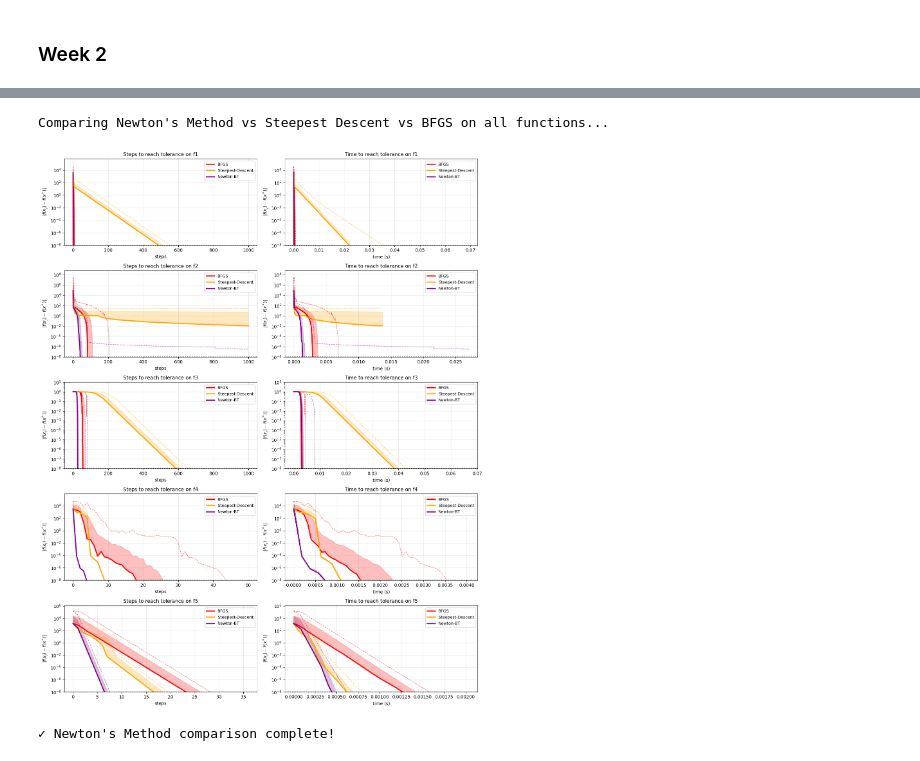
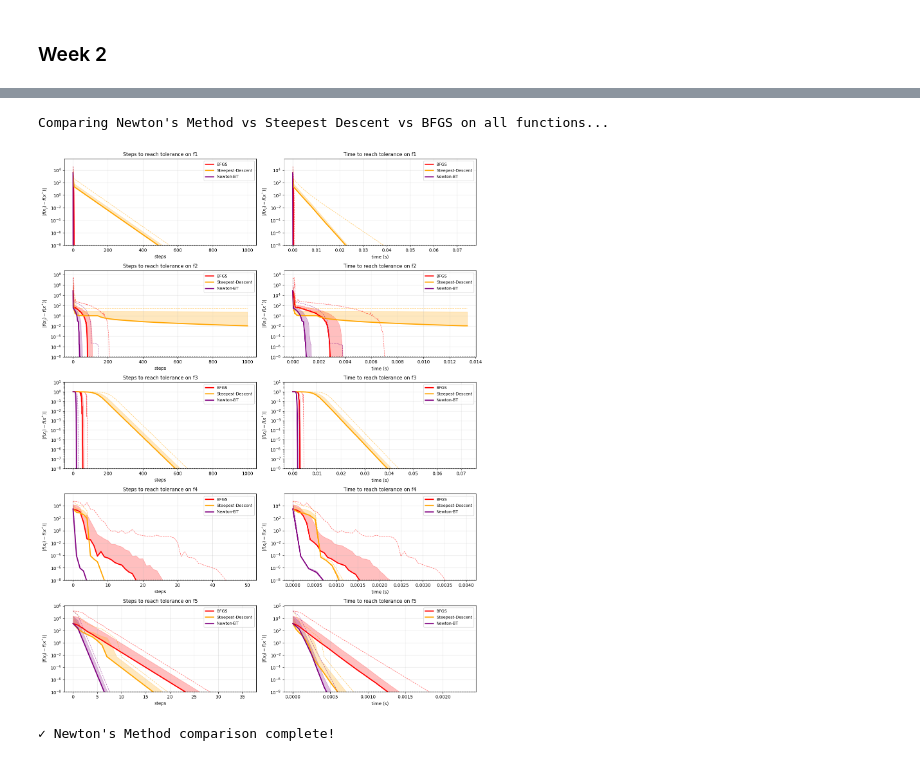
Before and after one commit to rohde01/numerical-optimization, a Jupyter notebook: Handin2/Assignment_Notebook.ipynb, the cells around one changed output, grey strips where cells are left out. Saved outputs shown, nothing was run; the diff lists cells and outputs as text; code cells hidden in the pictures.

```diff
--- a/Handin2/Assignment_Notebook.ipynb
+++ b/Handin2/Assignment_Notebook.ipynb
@@ -499,7 +499,7 @@ print("Comparing Newton's Method vs Steepest Descent vs BFGS on all functions...
 optimizers_newton = [
     ("BFGS", scipy_bfgs),
     ("Steepest-Descent", steepest_descent_wrapper),
-    ("Newton-BT", newton_backtracking)
+    ("Newton-BT", newton_backtracking_eigenvalue)
 ]
 
 # Run the testing protocol with all three optimizers
@@ -545,32 +545,32 @@ for idx, (func_name, _, _, _, _) in enumerate(function_suite_all):
         ax_time.semilogy(stats['time'], stats['p99_time'],
                         color=color, linewidth=1, linestyle='--', alpha=0.6)
 
     # Add epsilon line
     ax_steps.axhline(y=epsilon, color='black', linestyle=':', linewidth=1.5)
     ax_time.axhline(y=epsilon, color='black', linestyle=':', linewidth=1.5)
 
     # Set limits
     ax_steps.set_ylim(bottom=epsilon)
     ax_time.set_ylim(bottom=epsilon)
 
     # Format plots
     ax_steps.set_xlabel('steps', fontsize=10)
     ax_steps.set_ylabel(r'$|f(x_j) - f(x^*)|$', fontsize=10)
     ax_steps.set_title(f'Steps to reach tolerance on {func_name}', fontsize=11)
     ax_steps.grid(True, alpha=0.3)
     ax_steps.legend(loc='best', fontsize=9)
 
     ax_time.set_xlabel('time (s)', fontsize=10)
     ax_time.set_ylabel(r'$|f(x_j) - f(x^*)|$', fontsize=10)
     ax_time.set_title(f'Time to reach tolerance on {func_name}', fontsize=11)
     ax_time.grid(True, alpha=0.3)
     ax_time.legend(loc='best', fontsize=9)
 
 plt.tight_layout()
 plt.show()
 
 print("\n✓ Newton's Method comparison complete!")
 # %% [output]
 Comparing Newton's Method vs Steepest Descent vs BFGS on all functions...
-[figure, old version]
+[figure, new version]
 ✓ Newton's Method comparison complete!
```
Also changed, not shown: parts of 2 cells of this notebook.
